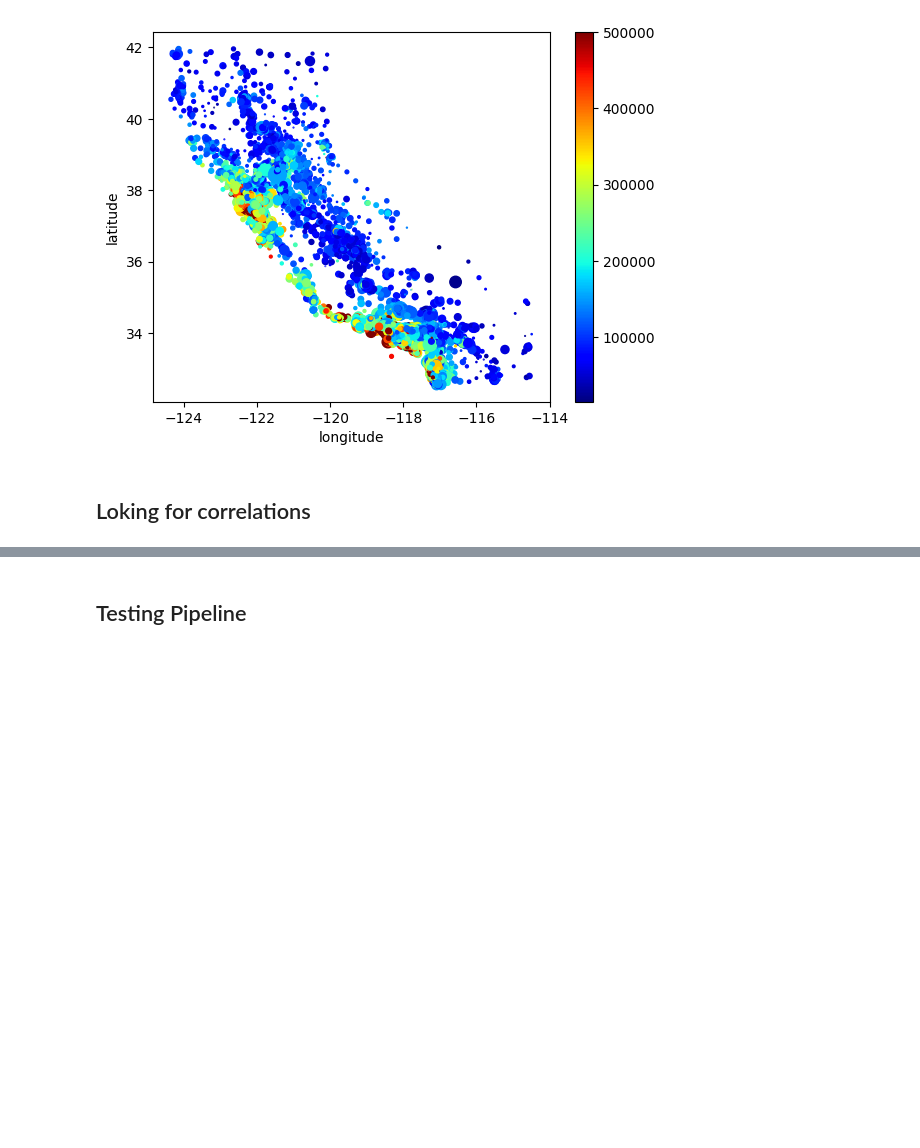
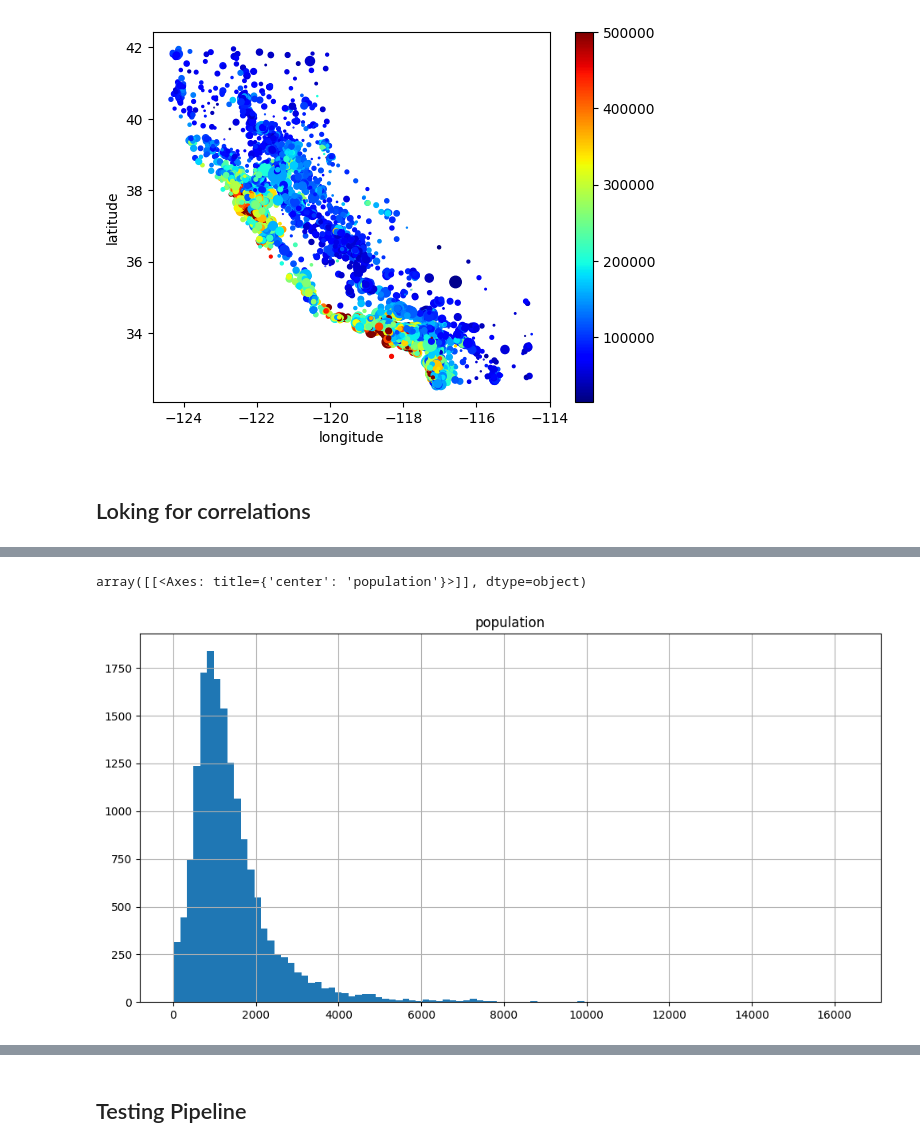
Before and after one commit to asrevo-applied-ml/basic-ml, a Jupyter notebook: e2e_ml.ipynb, the cells around one changed output, grey strips where cells are left out. Cells and saved outputs as stored; diff of their text form; code cells hidden in the pictures; blank space fills up the shorter version.

```diff
--- a/e2e_ml.ipynb
+++ b/e2e_ml.ipynb
@@ -145,0 +157,5 @@ KeyError: "['median_house_value'] not in index"
+# %%
+strat_train_ds[["population"]].hist(bins=100,figsize=(12,6))
+# %% [output]
+array([[<Axes: title={'center': 'population'}>]], dtype=object)
+[figure, added]
```
Also changed, not shown: parts of 14 cells of this notebook.
